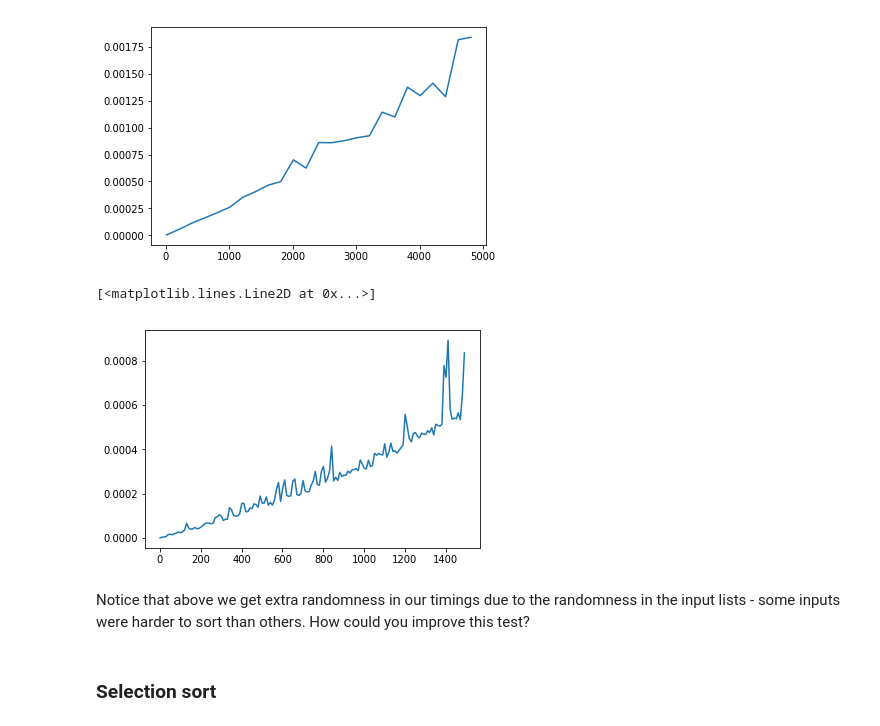
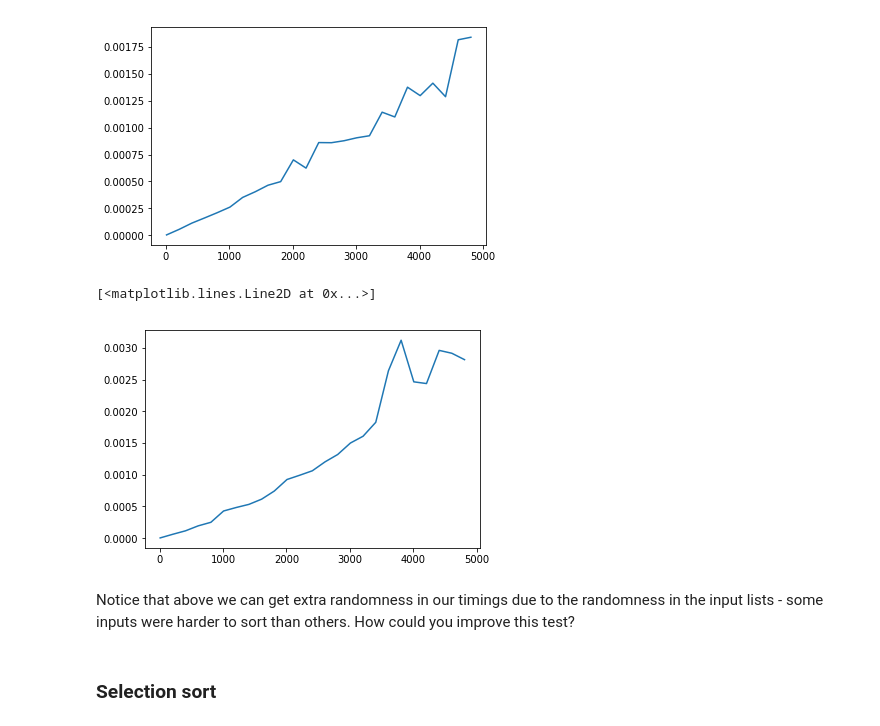
Before and after one commit to claresloggett/comp90014_workshops, a Jupyter notebook: Week1.ipynb, the cells around one changed output. Saved outputs shown, nothing was run; the diff lists cells and outputs as text; code cells hidden in the pictures.

Commit message:
Fix isort random plot

```diff
--- a/Week1.ipynb
+++ b/Week1.ipynb
@@ -123,21 +123,21 @@ plt.plot(N_values, time_values)
 # %%
 # Test insertion sort on randomly-sorted lists of different size,
 # and plot the results
 
-N_values = list(range(1,1500,10))
+N_values = list(range(10,5000,200))
 time_values = []
 
 for N in N_values:
     input_list = random_list(N)
     time_taken = time_sort(isort, input_list)
     time_values.append(time_taken)
 
 plt.plot(N_values, time_values)
 # %% [output]
 [<matplotlib.lines.Line2D at 0x...>]
-[figure, old version]
+[figure, new version]
 # %% [markdown]
-Notice that above we get extra randomness in our timings due to the randomness in the input lists - some inputs were harder to sort than others. How could you improve this test?
+Notice that above we can get extra randomness in our timings due to the randomness in the input lists - some inputs were harder to sort than others. How could you improve this test?
 # %% [markdown]
 ### Selection sort
 # %% [markdown]
```
